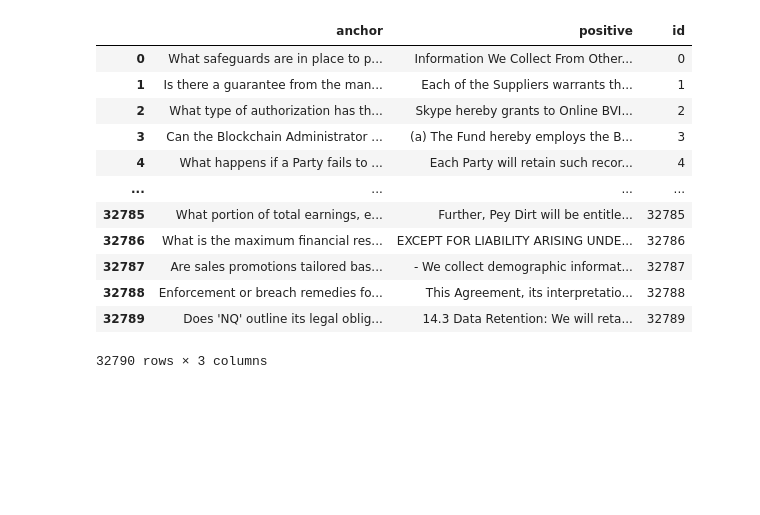
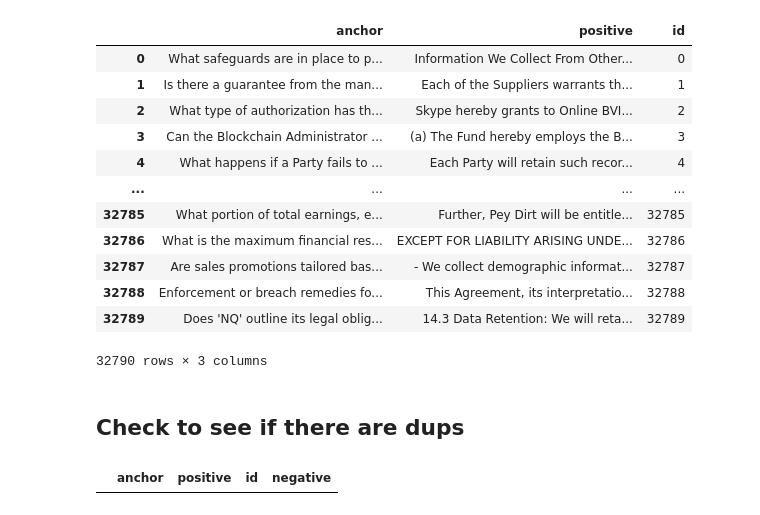
Before and after one commit to CNUClasses/embeddings, a Jupyter notebook: data/convert_to_json.ipynb, the cells around one changed output. Drawn from its saved outputs; the diff is of its cells as text; code cells hidden in the pictures; blank space fills up the shorter version.

```diff
--- a/data/convert_to_json.ipynb
+++ b/data/convert_to_json.ipynb
@@ -322,3 +328,14 @@ trn
 | 32788 | Enforcement or breach remedies fo... | This Agreement, its interpretatio... | 32788 |
 | 32789 | Does 'NQ' outline its legal oblig... | 14.3 Data Retention: We will reta... | 32789 |
 32790 rows × 3 columns
+# %% [markdown]
+## Check to see if there are dups
+# %%
+trn=pd.read_json("trn_HN_KP.json", orient="records",lines=True)
+same_value_rows = trn[trn['negative'] == trn['positive']]
+same_value_rows
+# duplicates = trn.duplicated(subset=['positive', 'anchor'])
+# duplicated_rows = trn[duplicates]
+# duplicated_rows
+# %% [output]
+|  | anchor | positive | id | negative |
```
Also changed, not shown: parts of 6 cells of this notebook, 6 other files.
